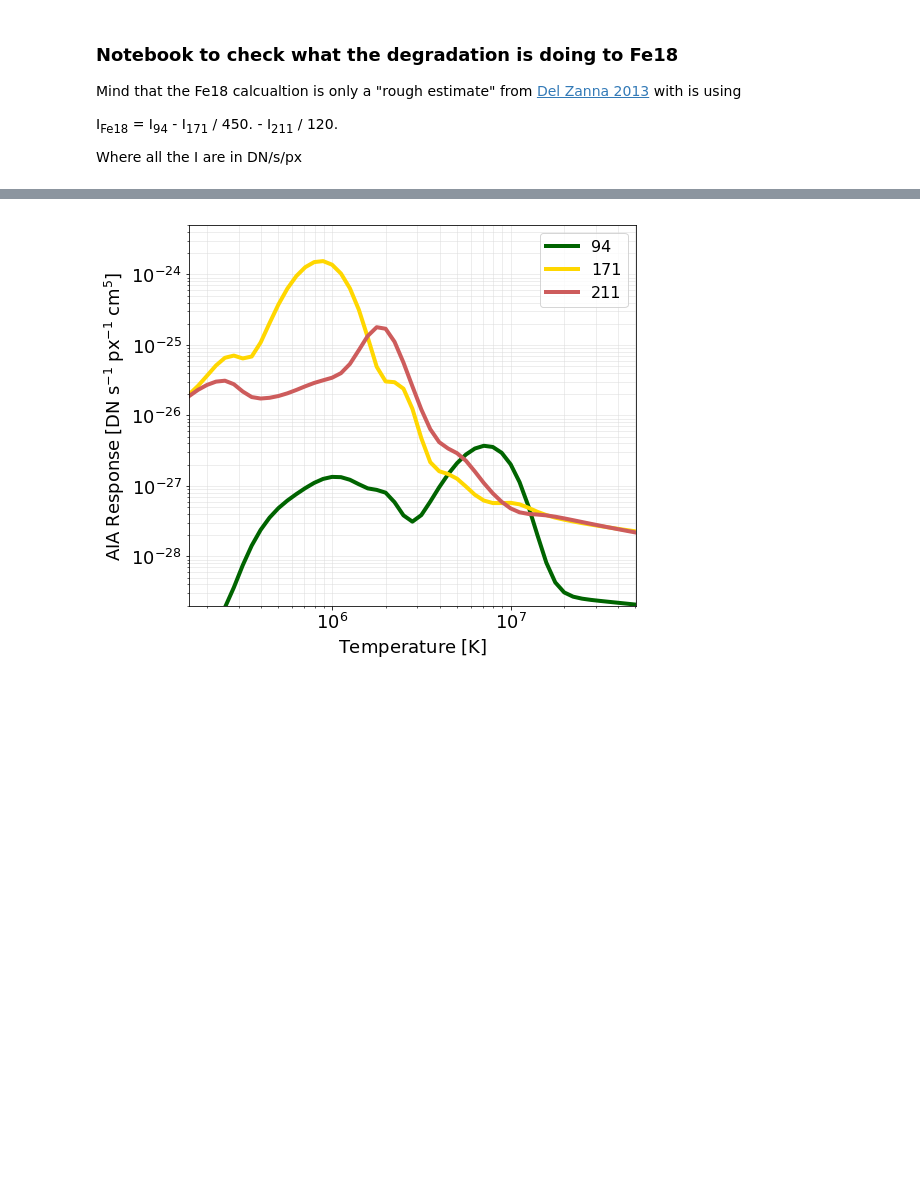
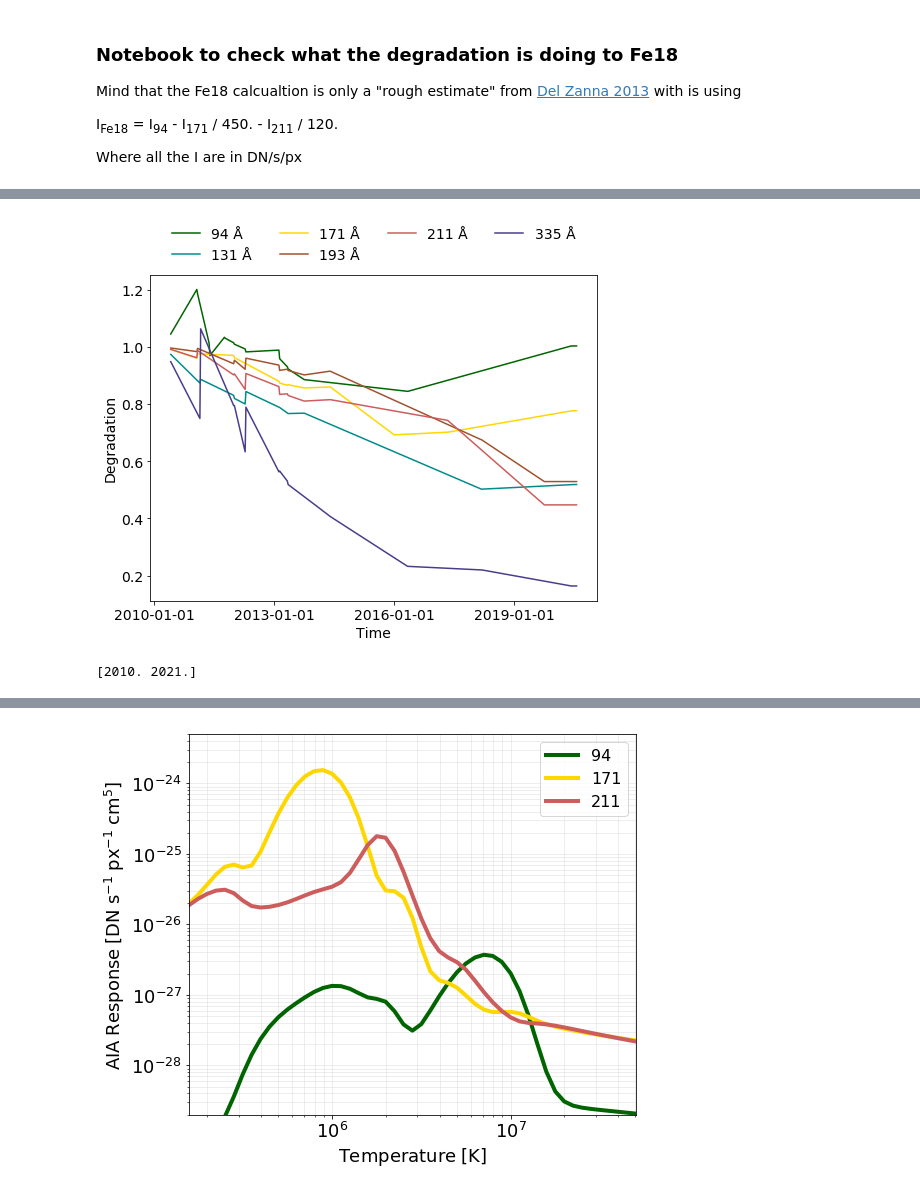
Before and after one commit to ianan/aia_test, a Jupyter notebook: test_fe18.ipynb, the cells around one changed output, grey strips where cells are left out. Saved outputs shown, nothing was run; the diff lists cells and outputs as text; code cells hidden in the pictures; blank space fills up the shorter version.

```diff
--- a/test_fe18.ipynb
+++ b/test_fe18.ipynb
@@ -29,0 +50,23 @@ correction_table = get_correction_table()
+# %%
+clrs=['darkgreen','darkcyan','gold','sienna','indianred','darkslateblue','cornflowerblue']
+time_support()  # Pass astropy.time.Time directly to matplotlib
+plt.rcParams.update({'font.size': 14})
+fig = plt.figure(figsize=(8, 6))
+ax = fig.gca()
+i=0
+for c in channels:
+    ax.plot(tims, deg[c], label=f'{c.value:.0f} Å',color=clrs[i])
+#     ax.set_xlim(tims[[0, -1]])
+#     ax.set_xlim(time.Time([2010,2021],format='decimalyear'))
+    ax.set_xticks(time.Time(np.arange(2010,2021,3),format='decimalyear'))
+    ax.legend(frameon=False, ncol=4, bbox_to_anchor=(0.5, 1), loc='lower center')
+    ax.set_xlabel('Time')
+    ax.set_ylabel('Degradation')
+    i+=1
+# %% [output]
+[figure, added]
+# %%
+tt=time.Time(['2010-01-01T00:00:00.000','2021-01-01T00:00:00.000'],format='isot')
+print(tt.decimalyear)
+# %% [output]
+[2010. 2021.]
```
Also changed, not shown: parts of 10 cells of this notebook.
